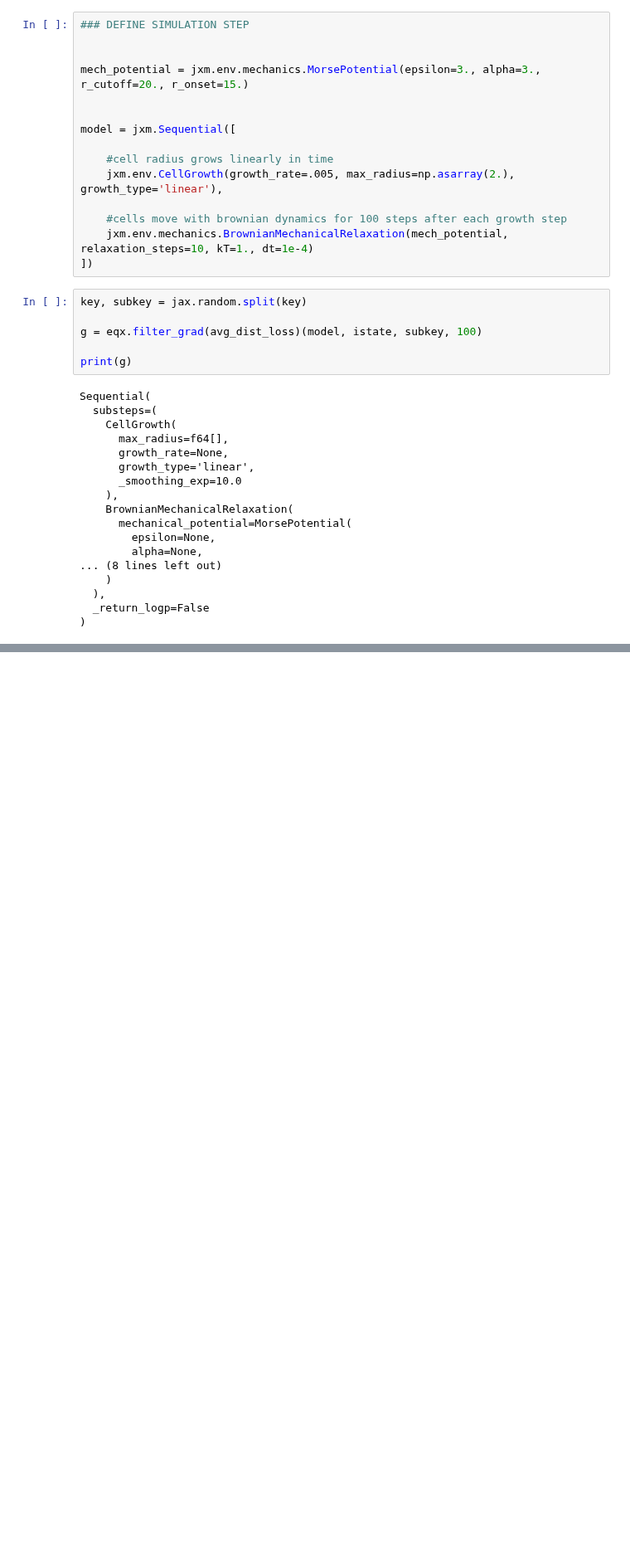
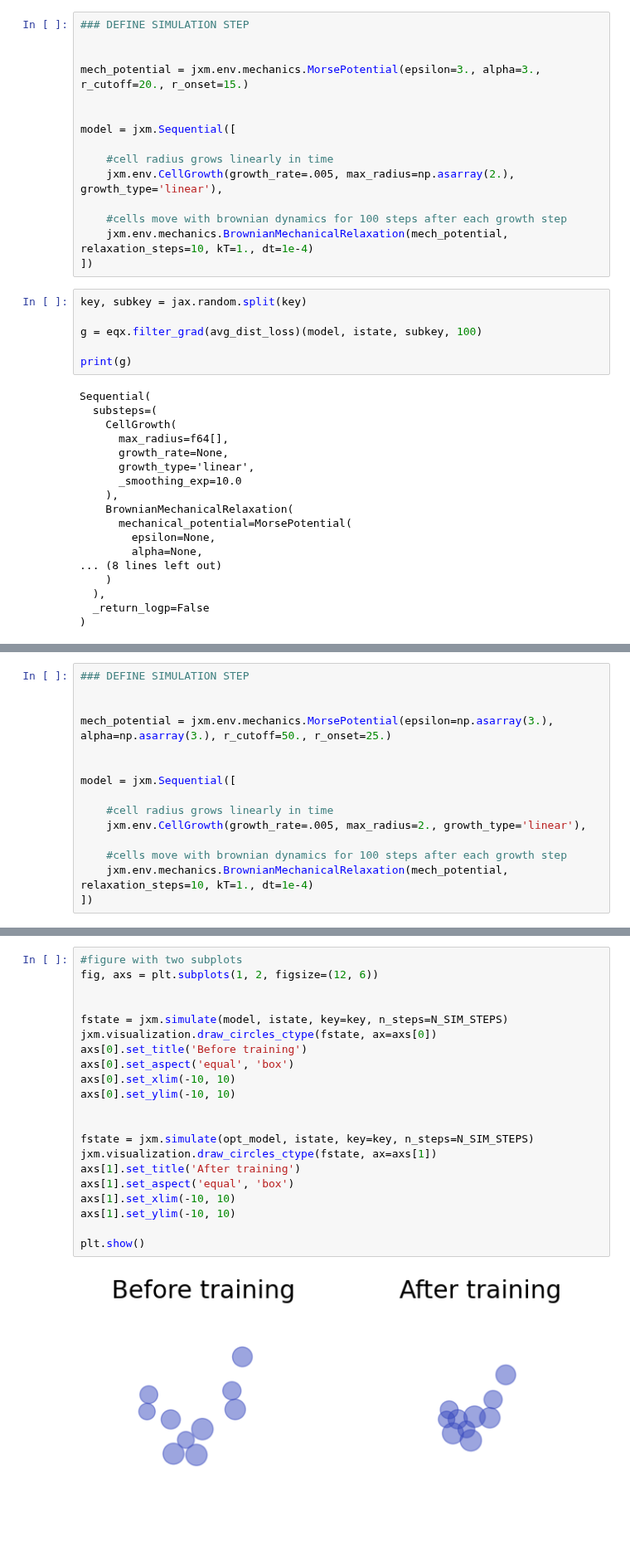
Before and after one commit to fmottes/jax-morph, a Jupyter notebook: tutorials/02 - JAX-morph Gradients and Optimization.ipynb, the cells around one changed output, grey strips where cells are left out. Shown at 83% size. Saved outputs shown, nothing was run; the diff lists cells and outputs as text; blank space fills up the shorter version.

```diff
--- a/tutorials/02 - JAX-morph Gradients and Optimization.ipynb
+++ b/tutorials/02 - JAX-morph Gradients and Optimization.ipynb
@@ -332,0 +291,15 @@ Gradient w.r.t x: [5. 5. 5.]
+# %%
+### DEFINE SIMULATION STEP
+
+
+mech_potential = jxm.env.mechanics.MorsePotential(epsilon=np.asarray(3.), alpha=np.asarray(3.), r_cutoff=50., r_onset=25.)
+
+
+model = jxm.Sequential([
+
+    #cell radius grows linearly in time
+    jxm.env.CellGrowth(growth_rate=.005, max_radius=2., growth_type='linear'),
+
+    #cells move with brownian dynamics for 100 steps after each growth step
+    jxm.env.mechanics.BrownianMechanicalRelaxation(mech_potential, relaxation_steps=10, kT=1., dt=1e-4)
+])
@@ -332,0 +379,23 @@ Gradient w.r.t x: [5. 5. 5.]
+# %%
+#figure with two subplots
+fig, axs = plt.subplots(1, 2, figsize=(12, 6))
+
+
+fstate = jxm.simulate(model, istate, key=key, n_steps=N_SIM_STEPS)
+jxm.visualization.draw_circles_ctype(fstate, ax=axs[0])
+axs[0].set_title('Before training')
+axs[0].set_aspect('equal', 'box')
+axs[0].set_xlim(-10, 10)
+axs[0].set_ylim(-10, 10)
+
+
+fstate = jxm.simulate(opt_model, istate, key=key, n_steps=N_SIM_STEPS)
+jxm.visualization.draw_circles_ctype(fstate, ax=axs[1])
+axs[1].set_title('After training')
+axs[1].set_aspect('equal', 'box')
+axs[1].set_xlim(-10, 10)
+axs[1].set_ylim(-10, 10)
+
+plt.show()
+# %% [output]
+[figure, added]
```
Also changed, not shown: parts of 24 cells of this notebook.
